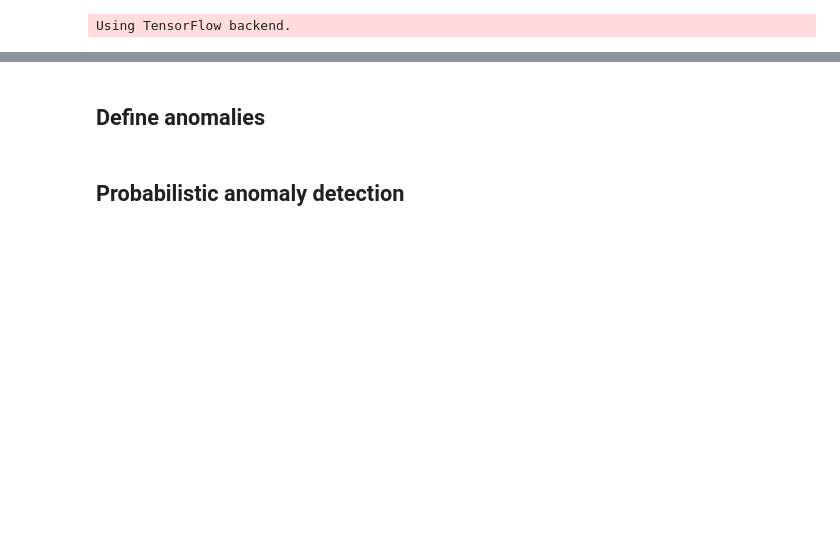
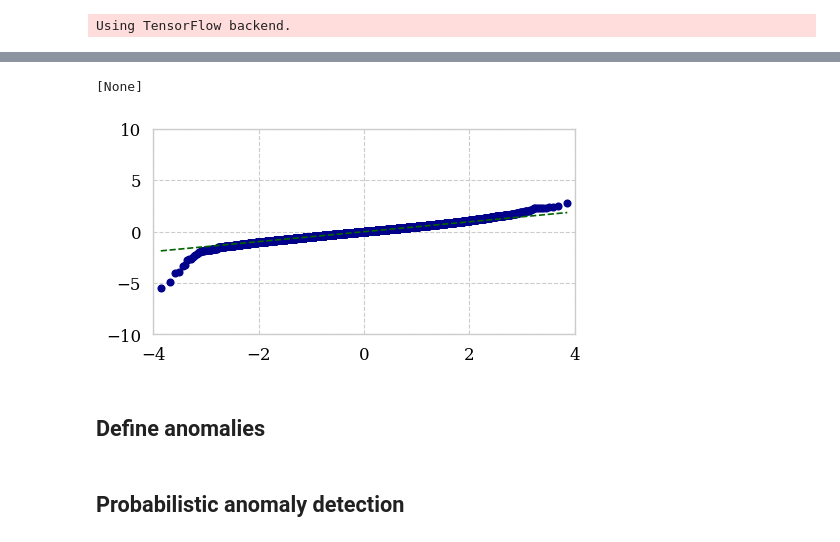
Before and after one commit to hreiten/master-thesis, a Jupyter notebook: src/anomaly-detection/anomaly_detection.ipynb, the cells around one changed output, grey strips where cells are left out. Saved outputs shown, nothing was run; the diff lists cells and outputs as text; code cells hidden in the pictures; blank space fills up the shorter version.

```diff
--- a/src/anomaly-detection/anomaly_detection.ipynb
+++ b/src/anomaly-detection/anomaly_detection.ipynb
@@ -40,8 +66,9 @@ Using TensorFlow backend.
 sns.set()
 sns.set_context('paper')
 sns.set_style('whitegrid', {'axes.grid': True, 'grid.linestyle': '--'})
+sns.set_palette(sns.color_palette("GnBu_d", 5))
 
-rc('figure', figsize=(12,6), dpi=300)
+rc('figure', figsize=(12,6), dpi=100)
 rc('xtick', labelsize=12)
 rc('ytick', labelsize=12)
 rc('axes', labelsize=13, titlesize=14)
@@ -120,3 +215,18 @@ res = [create_residual_distribution(
+# %%
+fig = plt.figure()
+positions = [221]
+axs = [fig.add_subplot(position) for position in positions]
+[ax.set_ylim(-10, 10) for ax in axs]
+[ax.xaxis.label.set_visible(False) for ax in axs]
+[ax.yaxis.label.set_visible(False) for ax in axs]
+
+p = qqplot(res[2], line='q', ax = axs[0], color = "darkblue")
+dots = fig.findobj(lambda x: hasattr(x, 'get_color') and x.get_color() == 'r')
+[d.set_linestyle('--') for d in dots]
+[d.set_color('darkgreen') for d in dots]
+# %% [output]
+[None]
+[figure, added]
 # %% [markdown]
 ## Define anomalies
 # %%
```
Also changed, not shown: parts of 38 cells of this notebook, 1 other file.
